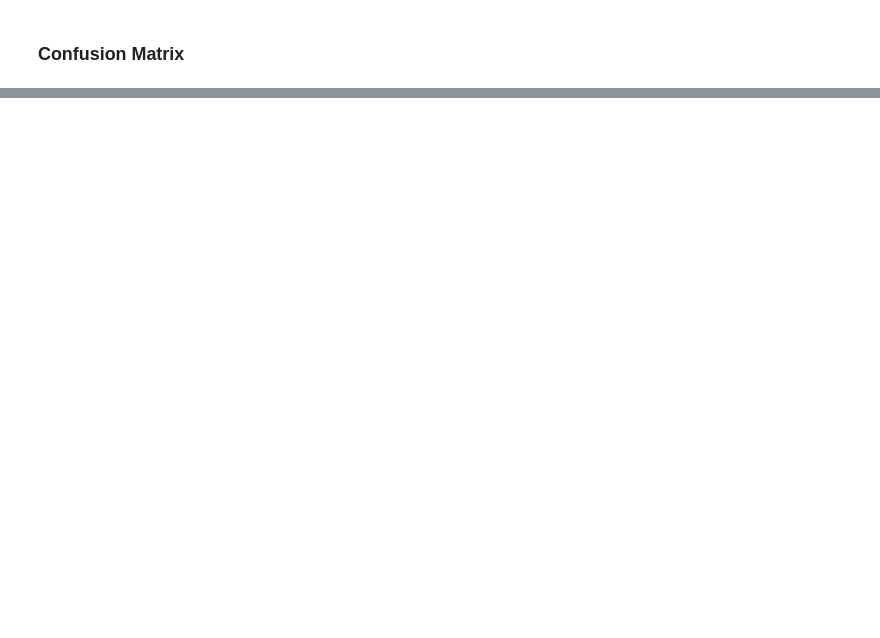
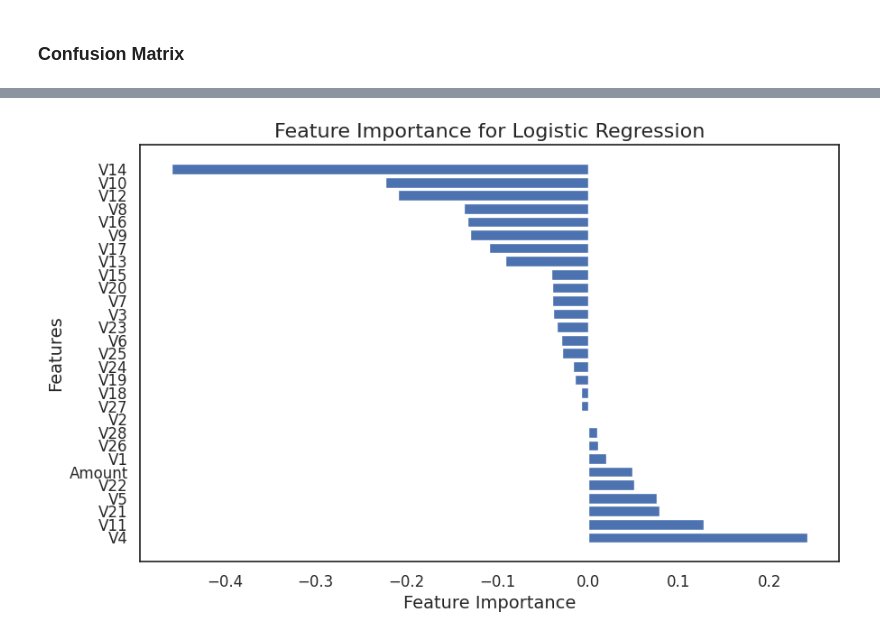
Before and after one commit to arjnmj/ML-Fraud-Detection, a Jupyter notebook: MODEL_1.ipynb, the cells around one changed output, grey strips where cells are left out. Cells and saved outputs as stored; diff of their text form; code cells hidden in the pictures; blank space fills up the shorter version.

```diff
--- a/MODEL_1.ipynb
+++ b/MODEL_1.ipynb
@@ -120,3 +120,8 @@ y
 | 284806 | 0 |
 284807 rows × 1 columns
 dtype: int64
+# %%
+from sklearn.preprocessing import StandardScaler
+scaler = StandardScaler()
+X['Amount'] = scaler.fit_transform(X[['Amount']])
+X.describe()
@@ -251,0 +311,27 @@ plt.show()
+# %%
+# prompt: feature importance model, adjust the font size in the plot
+
+import matplotlib.pyplot as plt
+
+# ... (your existing code)
+
+# Assuming 'best_classifier' is your trained model
+feature_importance = best_classifier.coef_[0]  # Assuming Logistic Regression
+
+# Create a DataFrame for feature importance
+feature_importance_df = pd.DataFrame({'Feature': train_x.columns, 'Importance': feature_importance})
+
+# Sort by importance
+feature_importance_df = feature_importance_df.sort_values('Importance', ascending=False)
+
+# Plotting feature importance with adjusted font size
+plt.figure(figsize=(10, 6))
+plt.barh(feature_importance_df['Feature'], feature_importance_df['Importance'])
+plt.xlabel('Feature Importance', fontsize=14) # Increased font size
+plt.ylabel('Features', fontsize=14) # Increased font size
+plt.title('Feature Importance for Logistic Regression', fontsize=16) # Increased font size
+plt.xticks(fontsize=12) # Increased font size
+plt.yticks(fontsize=12) # Increased font size
+plt.show()
+# %% [output]
+[figure, added]
```
Also changed, not shown: parts of 22 cells of this notebook.
